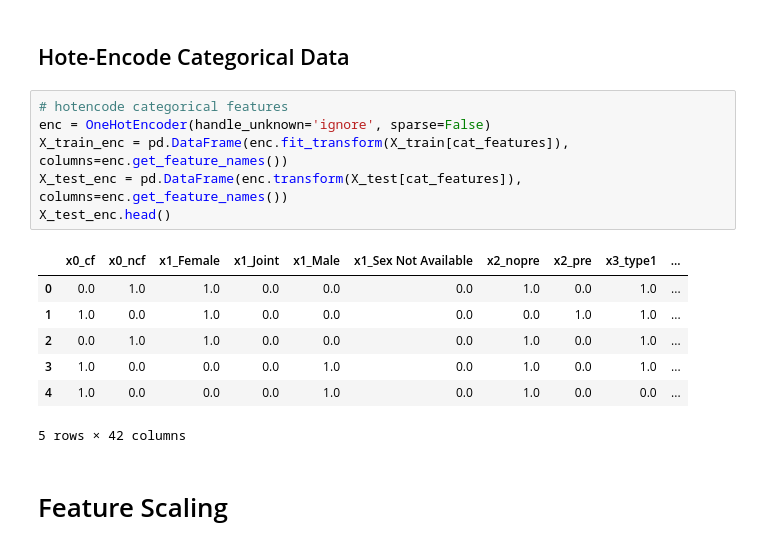
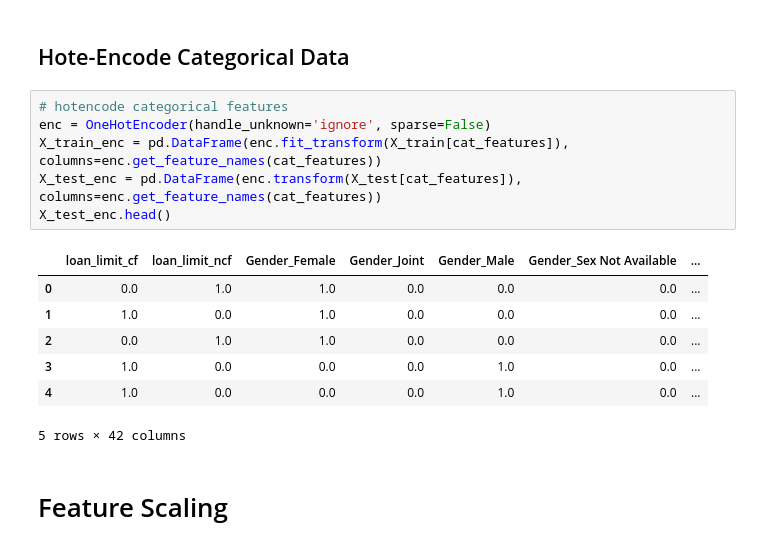
Before and after one commit to Sebastian1981/CustomerAnalytics_CreditDefaultPrediction, a Jupyter notebook: creditdefault_model_poc.ipynb, the cells around one changed output. Saved outputs shown, nothing was run; the diff lists cells and outputs as text.

```diff
--- a/creditdefault_model_poc.ipynb
+++ b/creditdefault_model_poc.ipynb
@@ -458,16 +462,16 @@ See the caveats in the documentation: https://pandas.pydata.org/pandas-docs/stab
 # %%
 # hotencode categorical features
 enc = OneHotEncoder(handle_unknown='ignore', sparse=False)
-X_train_enc = pd.DataFrame(enc.fit_transform(X_train[cat_features]), columns=enc.get_feature_names())
-X_test_enc = pd.DataFrame(enc.transform(X_test[cat_features]), columns=enc.get_feature_names())
+X_train_enc = pd.DataFrame(enc.fit_transform(X_train[cat_features]), columns=enc.get_feature_names(cat_features))
+X_test_enc = pd.DataFrame(enc.transform(X_test[cat_features]), columns=enc.get_feature_names(cat_features))
 X_test_enc.head()
 # %% [output]
-|  | x0_cf | x0_ncf | x1_Female | x1_Joint | x1_Male | x1_Sex Not Available | x2_nopre | x2_pre | x3_type1 | ... |
-| 0 | 0.0 | 1.0 | 1.0 | 0.0 | 0.0 | 0.0 | 1.0 | 0.0 | 1.0 | ... |
-| 1 | 1.0 | 0.0 | 1.0 | 0.0 | 0.0 | 0.0 | 0.0 | 1.0 | 1.0 | ... |
-| 2 | 0.0 | 1.0 | 1.0 | 0.0 | 0.0 | 0.0 | 1.0 | 0.0 | 1.0 | ... |
-| 3 | 1.0 | 0.0 | 0.0 | 0.0 | 1.0 | 0.0 | 1.0 | 0.0 | 1.0 | ... |
-| 4 | 1.0 | 0.0 | 0.0 | 0.0 | 1.0 | 0.0 | 1.0 | 0.0 | 0.0 | ... |
+|  | loan_limit_cf | loan_limit_ncf | Gender_Female | Gender_Joint | Gender_Male | Gender_Sex Not Available | ... |
+| 0 | 0.0 | 1.0 | 1.0 | 0.0 | 0.0 | 0.0 | ... |
+| 1 | 1.0 | 0.0 | 1.0 | 0.0 | 0.0 | 0.0 | ... |
+| 2 | 0.0 | 1.0 | 1.0 | 0.0 | 0.0 | 0.0 | ... |
+| 3 | 1.0 | 0.0 | 0.0 | 0.0 | 1.0 | 0.0 | ... |
+| 4 | 1.0 | 0.0 | 0.0 | 0.0 | 1.0 | 0.0 | ... |
 5 rows × 42 columns
 # %% [markdown]
 # Feature Scaling
```
Also changed, not shown: parts of 2 cells of this notebook.
